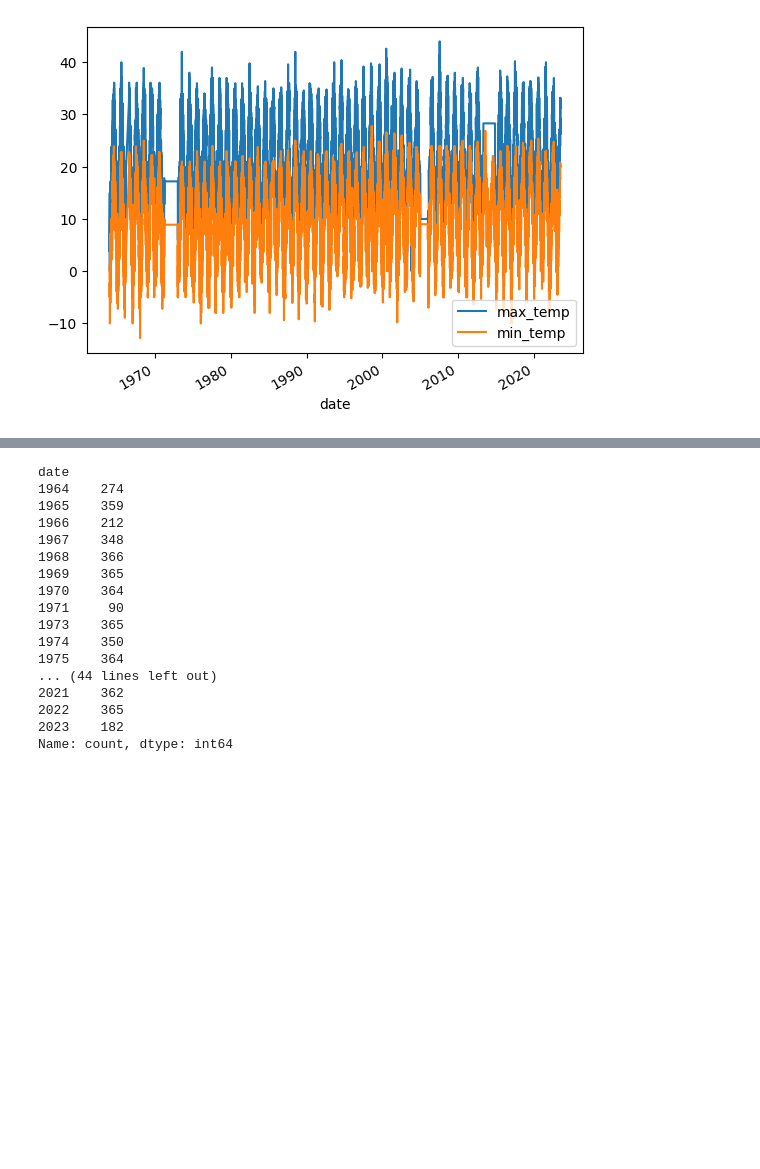
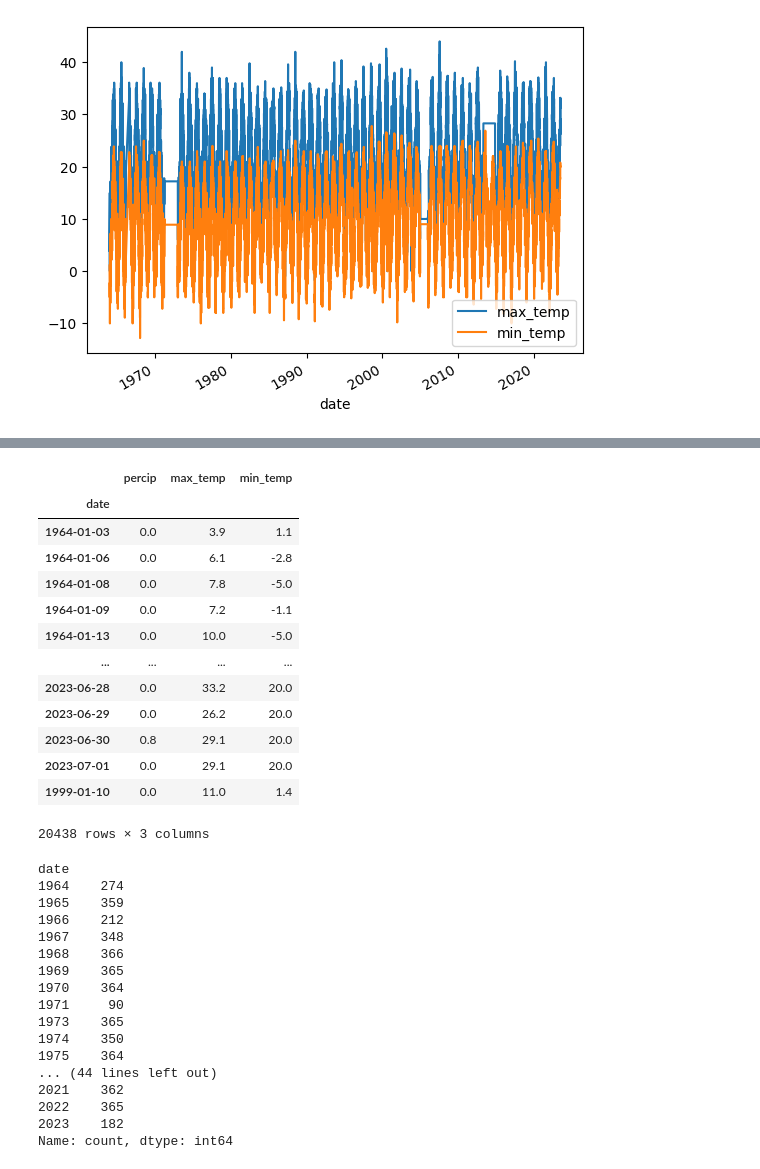
Before and after one commit to congiants/Temperature_Predictor, a Jupyter notebook: temprature_predictor.ipynb, the cells around one changed output, grey strips where cells are left out. Saved outputs shown, nothing was run; the diff lists cells and outputs as text; code cells hidden in the pictures; blank space fills up the shorter version.

Commit message:
Removed duplicates

```diff
--- a/temprature_predictor.ipynb
+++ b/temprature_predictor.ipynb
@@ -199,3 +223,24 @@ core_weather[["max_temp", "min_temp"]].plot()
+# %%
+#Duplicates in 1998, 1999, 2000, 2001, 2002, 2003, 2004
+core_weather = core_weather.reset_index()
+core_weather = core_weather.drop_duplicates(subset=['date'])
+core_weather = core_weather.set_index('date')
+core_weather
+# %% [output]
+|  | percip | max_temp | min_temp |
+| date |  |  |  |
+| 1964-01-03 | 0.0 | 3.9 | 1.1 |
+| 1964-01-06 | 0.0 | 6.1 | -2.8 |
+| 1964-01-08 | 0.0 | 7.8 | -5.0 |
+| 1964-01-09 | 0.0 | 7.2 | -1.1 |
+| 1964-01-13 | 0.0 | 10.0 | -5.0 |
+| ... | ... | ... | ... |
+| 2023-06-28 | 0.0 | 33.2 | 20.0 |
+| 2023-06-29 | 0.0 | 26.2 | 20.0 |
+| 2023-06-30 | 0.8 | 29.1 | 20.0 |
+| 2023-07-01 | 0.0 | 29.1 | 20.0 |
+| 1999-01-10 | 0.0 | 11.0 | 1.4 |
+20438 rows × 3 columns
 # %%
 core_weather.index.year.value_counts().sort_index()
 # %% [output]
```
Also changed, not shown: parts of 4 cells of this notebook.
